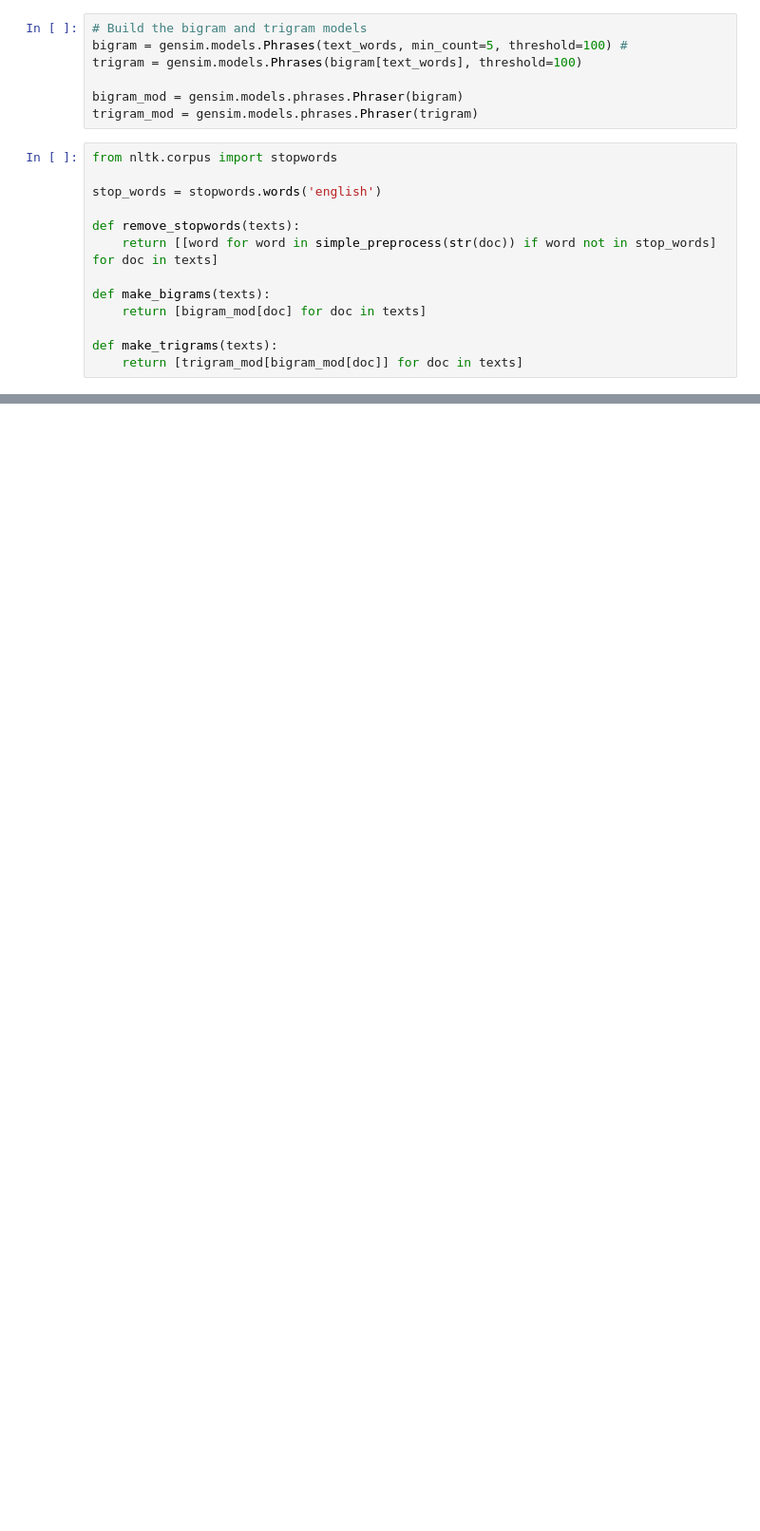
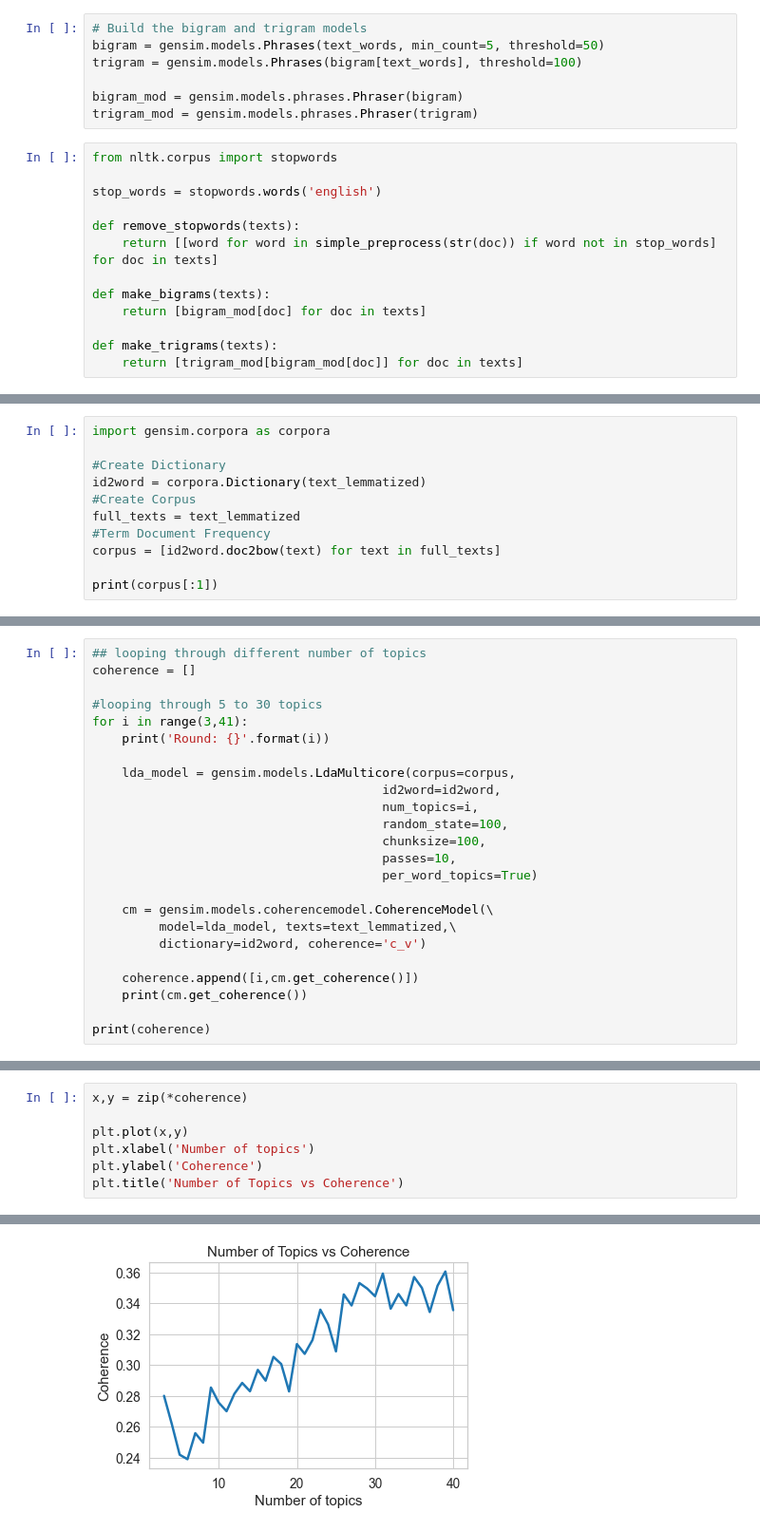
Before and after one commit to vmmadathil/forums_aca_needs, a Jupyter notebook: notebooks/01-vm-title-exploring copy.ipynb, the cells around one changed output, grey strips where cells are left out. Shown at 95% size. Cells and saved outputs as stored; diff of their text form; blank space fills up the shorter version.

Commit message:
first try at trying to determine number of topics

```diff
--- a/notebooks/01-vm-title-exploring copy.ipynb
+++ b/notebooks/01-vm-title-exploring copy.ipynb
@@ -218,7 +218,7 @@ print(text_words)
 [['year', 'old', 'male', 'hsa', 'silver', 'kaiser', 'covered', 'california', 'financial', 'assistance'], ['ssdi', 'waiting', 'medicare', 'aca', 'medicaid', 'conflict'], ['dangers', 'buying', 'non', 'a ...
 # %%
 # Build the bigram and trigram models
-bigram = gensim.models.Phrases(text_words, min_count=5, threshold=100) #
+bigram = gensim.models.Phrases(text_words, min_count=5, threshold=50)
 trigram = gensim.models.Phrases(bigram[text_words], threshold=100)
 
 bigram_mod = gensim.models.phrases.Phraser(bigram)
@@ -238,0 +260,11 @@ def make_trigrams(texts):
+# %%
+import gensim.corpora as corpora
+
+#Create Dictionary
+id2word = corpora.Dictionary(text_lemmatized)
+#Create Corpus
+full_texts = text_lemmatized
+#Term Document Frequency
+corpus = [id2word.doc2bow(text) for text in full_texts]
+
+print(corpus[:1])
@@ -238,0 +273,24 @@ def make_trigrams(texts):
+# %%
+## looping through different number of topics
+coherence = []
+
+#looping through 5 to 30 topics
+for i in range(3,41):
+    print('Round: {}'.format(i))
+
+    lda_model = gensim.models.LdaMulticore(corpus=corpus,
+                                       id2word=id2word,
+                                       num_topics=i,
+                                       random_state=100,
+                                       chunksize=100,
+                                       passes=10,
+                                       per_word_topics=True)
+
+    cm = gensim.models.coherencemodel.CoherenceModel(\
+         model=lda_model, texts=text_lemmatized,\
+         dictionary=id2word, coherence='c_v')
+
+    coherence.append([i,cm.get_coherence()])
+    print(cm.get_coherence())
+
+print(coherence)
@@ -238,0 +315,8 @@ def make_trigrams(texts):
+# %%
+x,y = zip(*coherence)
+
+plt.plot(x,y)
+plt.xlabel('Number of topics')
+plt.ylabel('Coherence')
+plt.title('Number of Topics vs Coherence')
+# %% [output]
@@ -238,0 +324 @@ def make_trigrams(texts):
+[figure, added]
```
Also changed, not shown: parts of 6 cells of this notebook.
